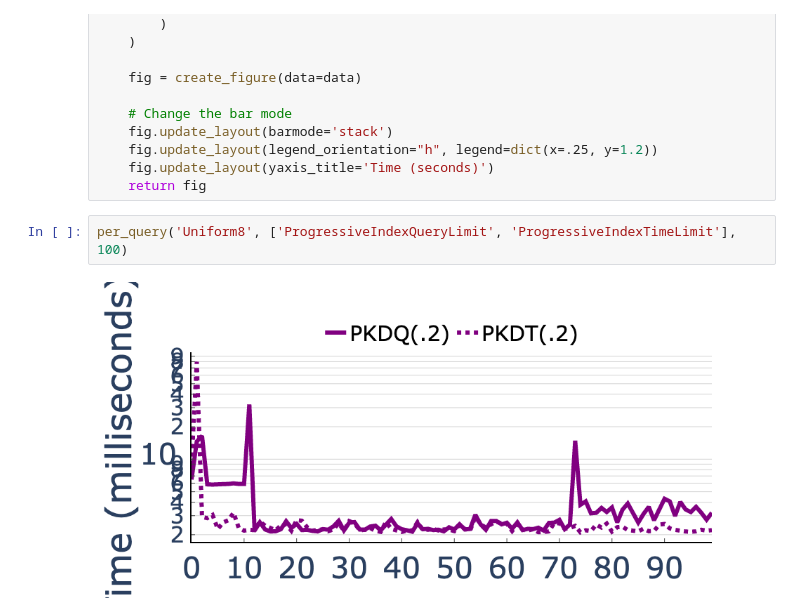
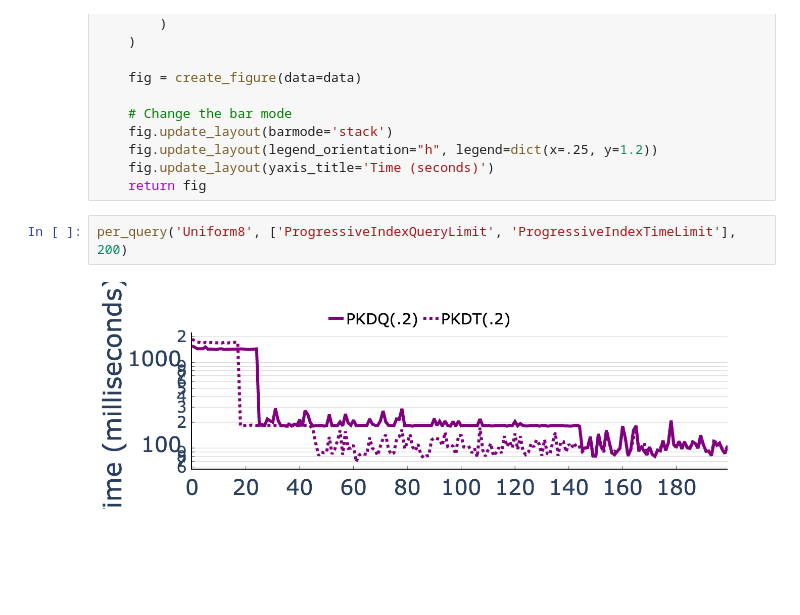
Before and after one commit to pdet/MultidimensionalAdaptiveIndexing, a Jupyter notebook: experiments/cost_model/plots.ipynb, the cells around one changed output. Drawn from its saved outputs; the diff is of its cells as text; blank space fills up the shorter version.

```diff
--- a/experiments/cost_model/plots.ipynb
+++ b/experiments/cost_model/plots.ipynb
@@ -506,6 +506,6 @@ def break_down(exp, algs, limit):
     fig.update_layout(yaxis_title='Time (seconds)')
     return fig
 # %%
-per_query('Uniform8', ['ProgressiveIndexQueryLimit', 'ProgressiveIndexTimeLimit'], 100)
+per_query('Uniform8', ['ProgressiveIndexQueryLimit', 'ProgressiveIndexTimeLimit'], 200)
 # %% [output]
-[figure, old version]
+[figure, new version]
```
Also changed, not shown: 2 other files.
